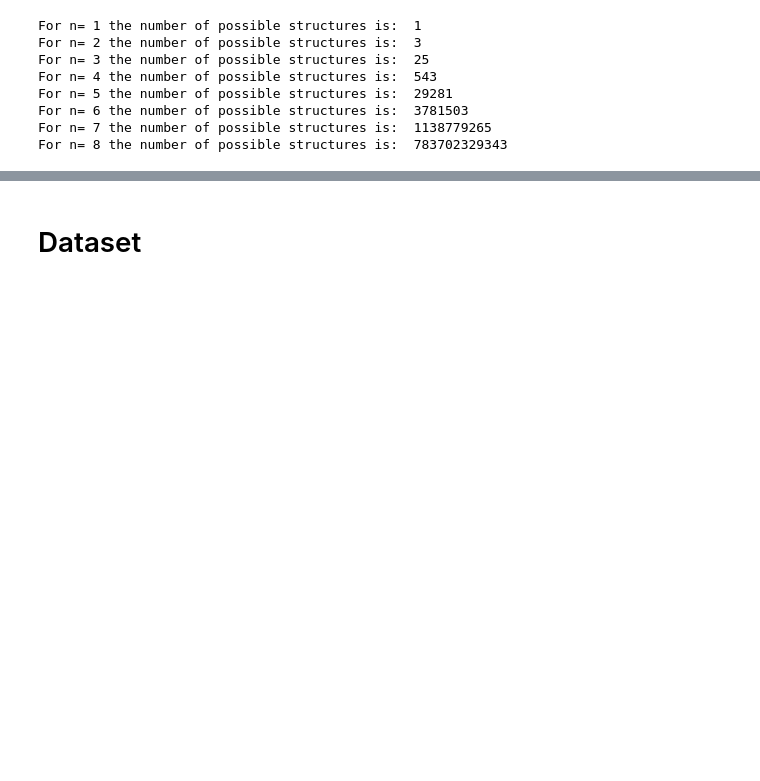
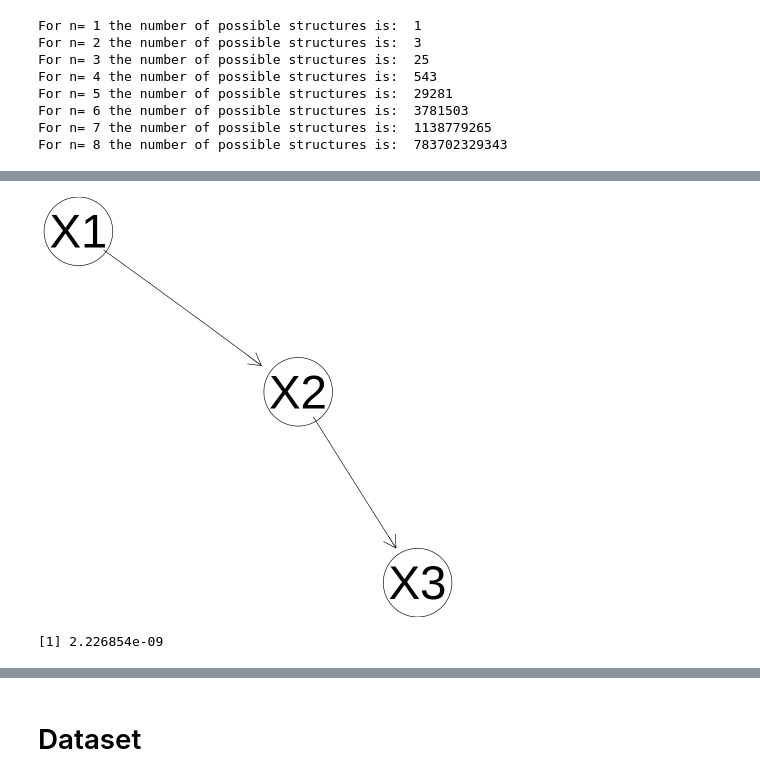
Before and after one commit to SaverioMonaco/k2Algorithm, a Jupyter notebook: project.ipynb, the cells around one changed output, grey strips where cells are left out. Drawn from its saved outputs; the diff is of its cells as text; code cells hidden in the pictures; blank space fills up the shorter version.

```diff
--- a/project.ipynb
+++ b/project.ipynb
@@ -46,0 +69,3 @@ For n= 8 the number of possible structures is:  783702329343
+# %%
+ex <- read.table("./dataset/cooper.txt", header = TRUE, stringsAsFactors = TRUE)
+ex
@@ -46,0 +86,55 @@ For n= 8 the number of possible structures is:  783702329343
+# %%
+ex.bn1 <- model2network("[X1][X2|X1][X3|X2]")
+graphviz.plot(ex.bn1,layout = 'neato')
+# %% [output]
+[figure, added]
+# %%
+# This function computes the humongous formula for P(B,D)
+# This function is not general, I'm assuming that the variable Xj depends only on Xj-1.
+# Of course it works for this particular case
+ex.probmodel1 <- function(D)
+    {
+        nvar <- length(names(D))
+
+        # For n = 1
+        col1 <- dplyr::pull(D, 1)
+        nunique1 <- length(unique(col1))
+        prod <- factorial(nunique1-1)
+        den <- nunique - 1
+
+        for(i in 1:nunique1)
+            {
+                prod <- prod*factorial(length(col1[col1 == unique(col1)[i]]))
+                den <- den + length(col1[col1 == unique(col1)[i]])
+            }
+        prod <- prod/factorial(den)
+
+        # For n >= 1
+        for(i in 2:nvar)
+            {
+                col <- dplyr::pull(D, i)
+                prevcol <- dplyr::pull(D, i-1)
+
+                r <- length(unique(col))
+                q <- length(unique(prevcol))
+                for(j in 1:q)
+                    {
+                        nij <- 0
+                        for(k in 1:r)
+                            {
+                                nijk <- sum(prevcol == unique(prevcol)[j] & col == unique(col)[k])
+                                nij <- nij + nijk
+                                prod <- prod*factorial(nijk)
+                            }
+
+                        prod <- prod*factorial(r - 1)/factorial(nij + r - 1)
+                    }
+
+            }
+
+        return(prod)
+    }
+
+ex.probmodel1(ex)
+# %% [output]
+[1] 2.226854e-09
```
Also changed, not shown: parts of 13 cells of this notebook, 3 other files.
